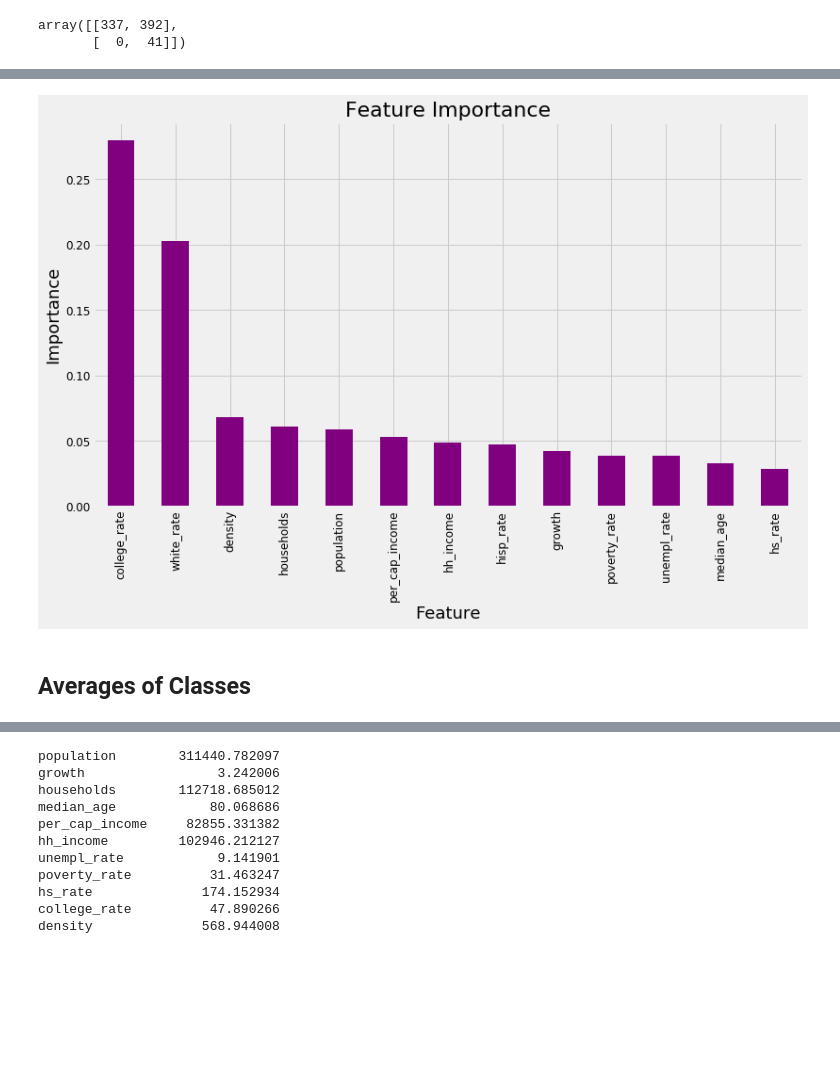
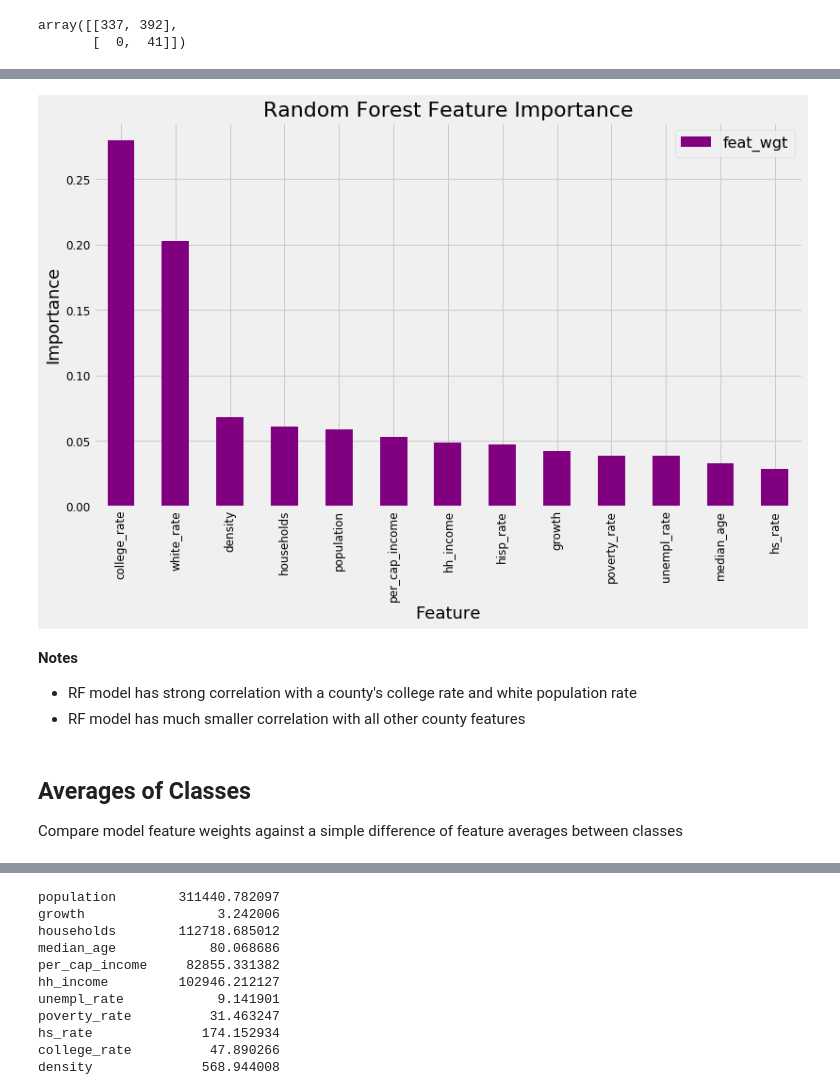
Before and after one commit to kevscon/Project-3, a Jupyter notebook: modeling-rev.ipynb, the cells around one changed output, grey strips where cells are left out. Cells and saved outputs as stored; diff of their text form; code cells hidden in the pictures; blank space fills up the shorter version.

Commit message:
model update

```diff
--- a/modeling-rev.ipynb
+++ b/modeling-rev.ipynb
@@ -57,3 +61,25 @@ plt.rc('legend', fontsize=16)
+# %%
+def feat_sort(values, labels, ret_num='all'):
+    '''
+    Return dataframe of sorted (by absolute value) feature weights
+    values : feature weight values from analysis
+    labels : names of each feature
+    ret_num : number of top features to return
+    '''
+
+    df = pd.DataFrame(values, index=labels, columns=['feat_wgt'])
+    # drop weights = 0
+    df = df[df['feat_wgt'] != 0]
+    # note which weights are positive
+    df['positive'] = df['feat_wgt'] > 0
+    # take absolute value of weights
+    df['feat_wgt'] = df['feat_wgt'].apply(abs)
+    # sort weights (largest to smalles)
+    df.sort_values(by='feat_wgt', ascending=False, inplace=True)
+    if ret_num == 'all':
+        return(df)
+    else:
+        return(df.iloc[:ret_num, :])
 # %% [markdown]
 ## Space Log
 Return range of numbers between two values in a log scale
@@ -63,7 +89,7 @@ def space_log(start, stop, number):
 # %% [markdown]
 # Data
 # %%
-df = pd.read_pickle('data/dataframe.pkl')
+df = pd.read_csv('data/county_data.csv', index_col=0)
 df.head()
 # %% [output]
 |  | population | growth | households | median_age | per_cap_income | hh_income | unempl_rate | poverty_rate | ... |
@@ -77,3 +102,3 @@ df.head()
 # %%
-# drop rows with nans
-df = df.dropna()
+# drop nans
+df.dropna(inplace=True);
@@ -929,3 +1016,4 @@ plt.legend(title='Correlation', handles=[pos_patch, neg_patch]);
 # %%
-rf_pipe.named_steps['model'].feature_importances_
+rf_imp = feat_sort(rf_pipe.named_steps['model'].feature_importances_, X_train.columns)
+rf_imp
 # %% [output]
@@ -962,13 +1034,18 @@ df_imp
 # %%
 ax = plt.gca()
-df_imp['feat_imp'].plot(kind='bar', ax=ax, color='purple')
-ax.set_title('Feature Importance')
+rf_imp.plot(kind='bar', ax=ax, color='purple')
+ax.set_title('Random Forest Feature Importance')
 ax.set_xlabel('Feature')
 ax.set_ylabel('Importance');
 # %% [output]
-[figure, old version]
+[figure, new version]
-# %% [markdown]
-## Averages of Classes
+# %% [markdown]
+**Notes**
+- RF model has strong correlation with a county's college rate and white population rate
+- RF model has much smaller correlation with all other county features
+# %% [markdown]
+## Averages of Classes
+Compare model feature weights against a simple difference of feature averages between classes
 # %%
 cls_feat = df.groupby('close_elect').mean().copy()
 cls_feat
```
Also changed, not shown: parts of 85 cells of this notebook, 2 other files.
